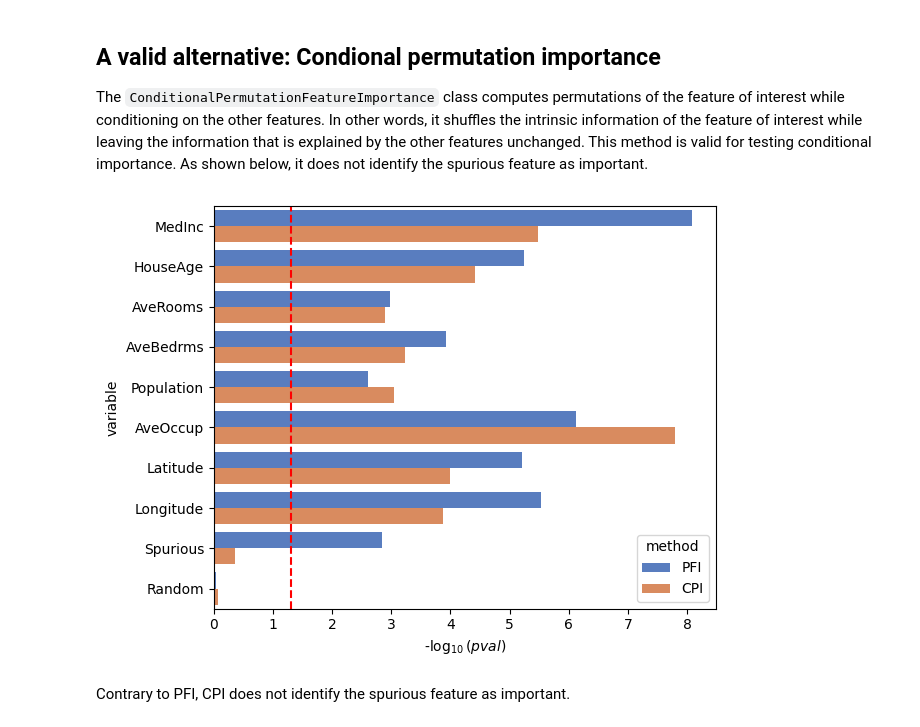
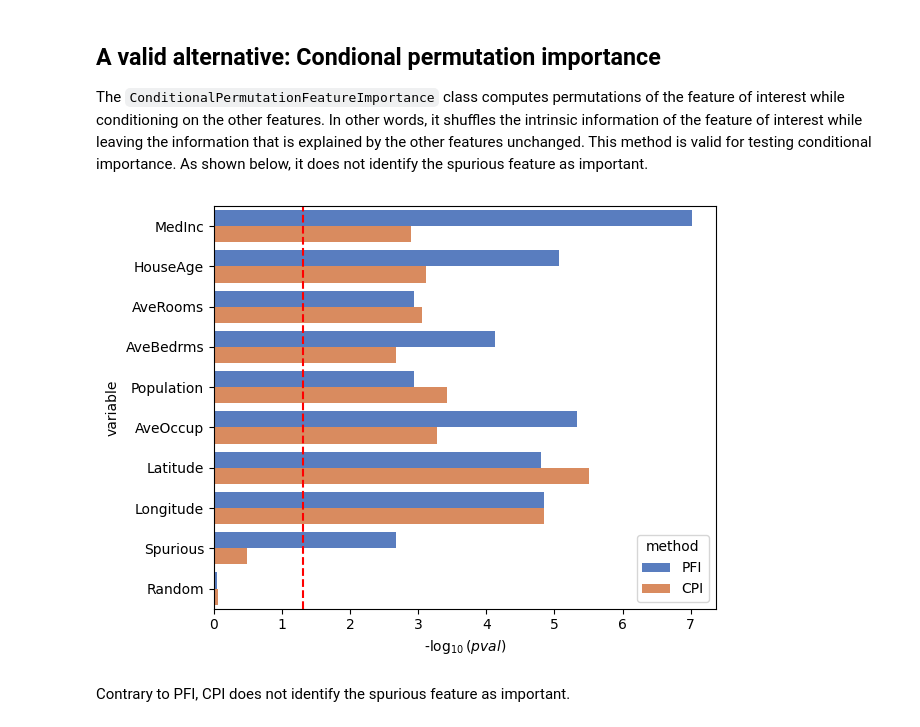
Before and after one commit to GaetandeCast/Internship, a Jupyter notebook: conditional_dependency/plot_pitfalls_permutation_importance.ipynb, the cells around one changed output. Cells and saved outputs as stored; diff of their text form; code cells hidden in the pictures.

```diff
--- a/conditional_dependency/plot_pitfalls_permutation_importance.ipynb
+++ b/conditional_dependency/plot_pitfalls_permutation_importance.ipynb
@@ -84,7 +84,8 @@ model-agnostic method, we therefore illustrate its behavior when using a neural
 network model.
 # %%
 fitted_estimators = []
-scores = []
+train_scores = []
+test_scores = []
 # model = TransformedTargetRegressor(
 #     regressor=make_pipeline(
 #         StandardScaler(),
@@ -99,7 +100,7 @@ scores = []
 #     transformer=StandardScaler(),
 # )
 model = RandomForestRegressor(
-    n_estimators=200,
+    n_estimators=500,
     oob_score=True,
     n_jobs=4,
     random_state=random_seed,
@@ -115,8 +116,11 @@ for train_index, test_index in kf.split(X):
 
     model_c = model_c.fit(X_train, y_train)
     fitted_estimators.append(model_c)
-    y_pred = model_c.predict(X_test)
-    scores.append(r2_score(y_test, y_pred))
+    y_pred_train = model_c.predict(X_train)
+    y_pred_test = model_c.predict(X_test)
+    train_scores.append(r2_score(y_train, y_pred_train))
+    test_scores.append(r2_score(y_test, y_pred_test))
 
-print(f"Cross-validation R2 score: {np.mean(scores):.3f} ± {np.std(scores):.3f}")
+print(f"Cross-validation R2 score on train: {np.mean(train_scores):.3f} ± {np.std(train_scores):.3f}")
+print(f"Cross-validation R2 score on test: {np.mean(test_scores):.3f} ± {np.std(test_scores):.3f}")
 # %% [output]
@@ -129,7 +134,6 @@ As shown in the figure below, the PFI method does not provide valid p-values for
 testing conditional importance, as it identifies the spurious feature as important.
 # %%
 permutation_importances = []
-conditional_permutation_importances = []
 for i, (train_index, test_index) in enumerate(kf.split(X)):
     X_train, X_test = X[train_index], X[test_index]
     y_train, y_test = y[train_index], y[test_index]
@@ -144,7 +148,7 @@ for i, (train_index, test_index) in enumerate(kf.split(X)):
     )
     pfi.fit(X_test, y_test)
 
-    permutation_importances.append(pfi.importance(X_test, y_test)["importance"]/pfi.importance(X_test, y_test)["importance"].sum())
+    permutation_importances.append(pfi.importance(X_test, y_test)["importance"])
 permutation_importances = np.stack(permutation_importances)
 pval_pfi = ttest_1samp(
     permutation_importances, 0.0, axis=0, alternative="greater"
@@ -210,39 +214,39 @@ for i, (train_index, test_index) in enumerate(kf.split(X)):
     )
     cpi.fit(X_test, y_test)
 
-    conditional_importances.append(cpi.importance(X_test, y_test)["importance"]/cpi.importance(X_test, y_test)["importance"].sum())
+    conditional_importances.append(cpi.importance(X_test, y_test)["importance"])
 
-
+conditional_importances = np.stack(conditional_importances)
 cpi_pval = ttest_1samp(
     conditional_importances, 0.0, axis=0, alternative="greater"
 ).pvalue
 
 
 df_pval = pd.DataFrame(
     {
         "pval": np.concatenate([pval_pfi, cpi_pval]),
         "method": ["PFI"] * len(pval_pfi) + ["CPI"] * len(cpi_pval),
         "variable": feature_names * 2,
         "log_pval": -np.concatenate([np.log10(pval_pfi), np.log10(cpi_pval)]),
     }
 )
 
 
 fig, ax = plt.subplots()
 sns.barplot(
     data=df_pval,
     x="log_pval",
     y="variable",
     hue="method",
     palette="muted",
     ax=ax,
 )
 ax.axvline(x=-np.log10(pval_threshold), color="red", linestyle="--")
 ax.set_xlabel("-$\\log_{10}(pval)$")
 plt.tight_layout()
 plt.show()
 # %% [output]
-[figure, old version]
+[figure, new version]
 # %% [markdown]
 Contrary to PFI, CPI does not identify the spurious feature as important.
 # %%
```
Also changed, not shown: parts of 7 cells of this notebook, 5 other files.
